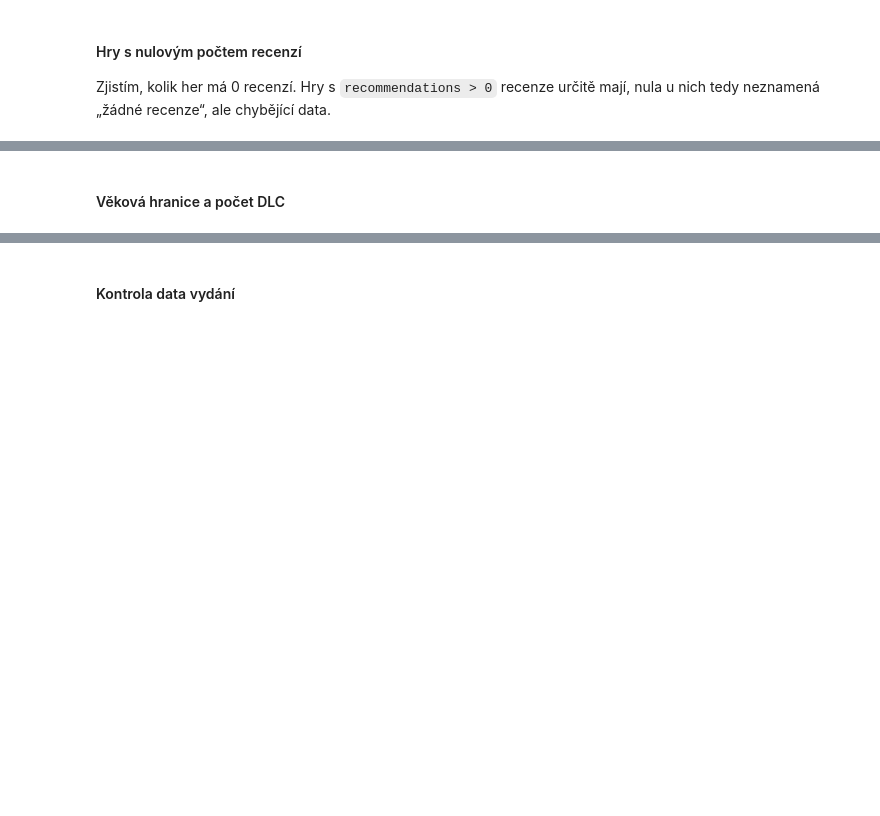
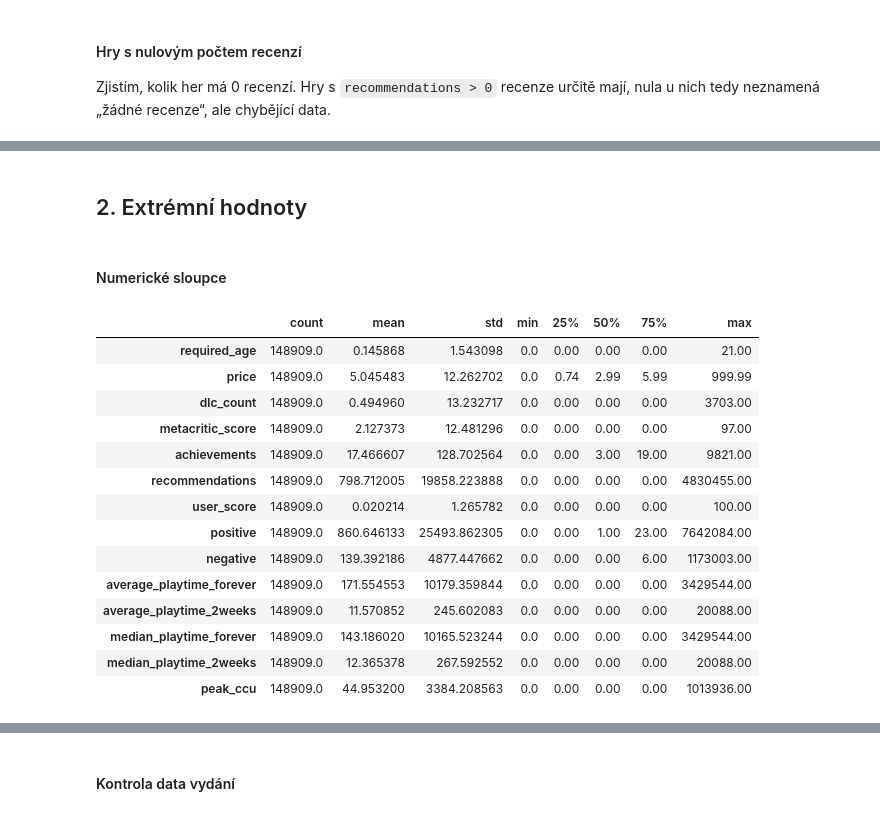
Before and after one commit to Marek-Szczepanik/steam-success-prediction, a Jupyter notebook: eda.ipynb, the cells around one changed output, grey strips where cells are left out. Saved outputs shown, nothing was run; the diff lists cells and outputs as text; code cells hidden in the pictures; blank space fills up the shorter version.

```diff
--- a/eda.ipynb
+++ b/eda.ipynb
@@ -71,2 +95,0 @@ display(top)
-# %% [markdown]
-#### Věková hranice a počet DLC
@@ -75,0 +96,22 @@ print("Maximální dlc_count:", df["dlc_count"].max())
+# %% [markdown]
+## 2. Extrémní hodnoty
+# %% [markdown]
+#### Numerické sloupce
+# %%
+df.describe().T
+# %% [output]
+|  | count | mean | std | min | 25% | 50% | 75% | max |
+| required_age | 148909.0 | 0.145868 | 1.543098 | 0.0 | 0.00 | 0.00 | 0.00 | 21.00 |
+| price | 148909.0 | 5.045483 | 12.262702 | 0.0 | 0.74 | 2.99 | 5.99 | 999.99 |
+| dlc_count | 148909.0 | 0.494960 | 13.232717 | 0.0 | 0.00 | 0.00 | 0.00 | 3703.00 |
+| metacritic_score | 148909.0 | 2.127373 | 12.481296 | 0.0 | 0.00 | 0.00 | 0.00 | 97.00 |
+| achievements | 148909.0 | 17.466607 | 128.702564 | 0.0 | 0.00 | 3.00 | 19.00 | 9821.00 |
+| recommendations | 148909.0 | 798.712005 | 19858.223888 | 0.0 | 0.00 | 0.00 | 0.00 | 4830455.00 |
+| user_score | 148909.0 | 0.020214 | 1.265782 | 0.0 | 0.00 | 0.00 | 0.00 | 100.00 |
+| positive | 148909.0 | 860.646133 | 25493.862305 | 0.0 | 0.00 | 1.00 | 23.00 | 7642084.00 |
+| negative | 148909.0 | 139.392186 | 4877.447662 | 0.0 | 0.00 | 0.00 | 6.00 | 1173003.00 |
+| average_playtime_forever | 148909.0 | 171.554553 | 10179.359844 | 0.0 | 0.00 | 0.00 | 0.00 | 3429544.00 |
+| average_playtime_2weeks | 148909.0 | 11.570852 | 245.602083 | 0.0 | 0.00 | 0.00 | 0.00 | 20088.00 |
+| median_playtime_forever | 148909.0 | 143.186020 | 10165.523244 | 0.0 | 0.00 | 0.00 | 0.00 | 3429544.00 |
+| median_playtime_2weeks | 148909.0 | 12.365378 | 267.592552 | 0.0 | 0.00 | 0.00 | 0.00 | 20088.00 |
+| peak_ccu | 148909.0 | 44.953200 | 3384.208563 | 0.0 | 0.00 | 0.00 | 0.00 | 1013936.00 |
```
Also changed, not shown: parts of 39 cells of this notebook.
